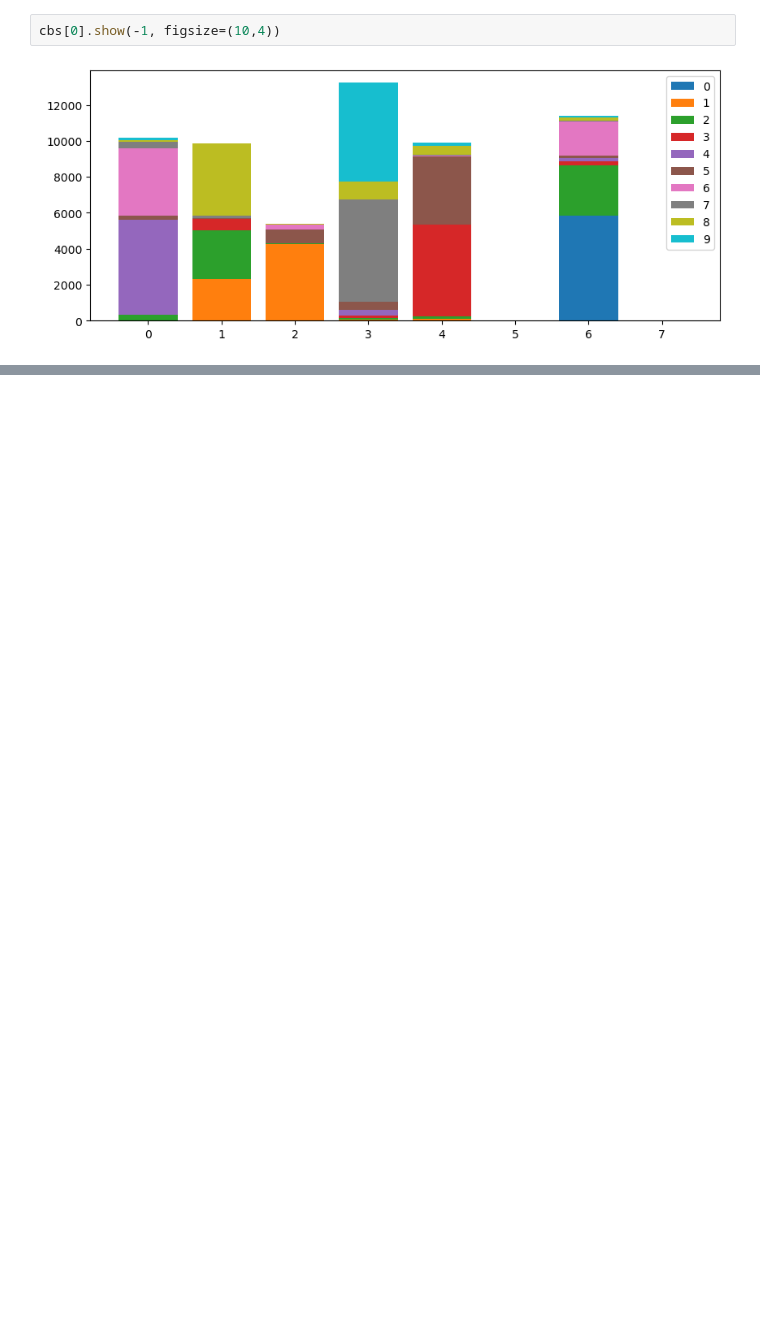
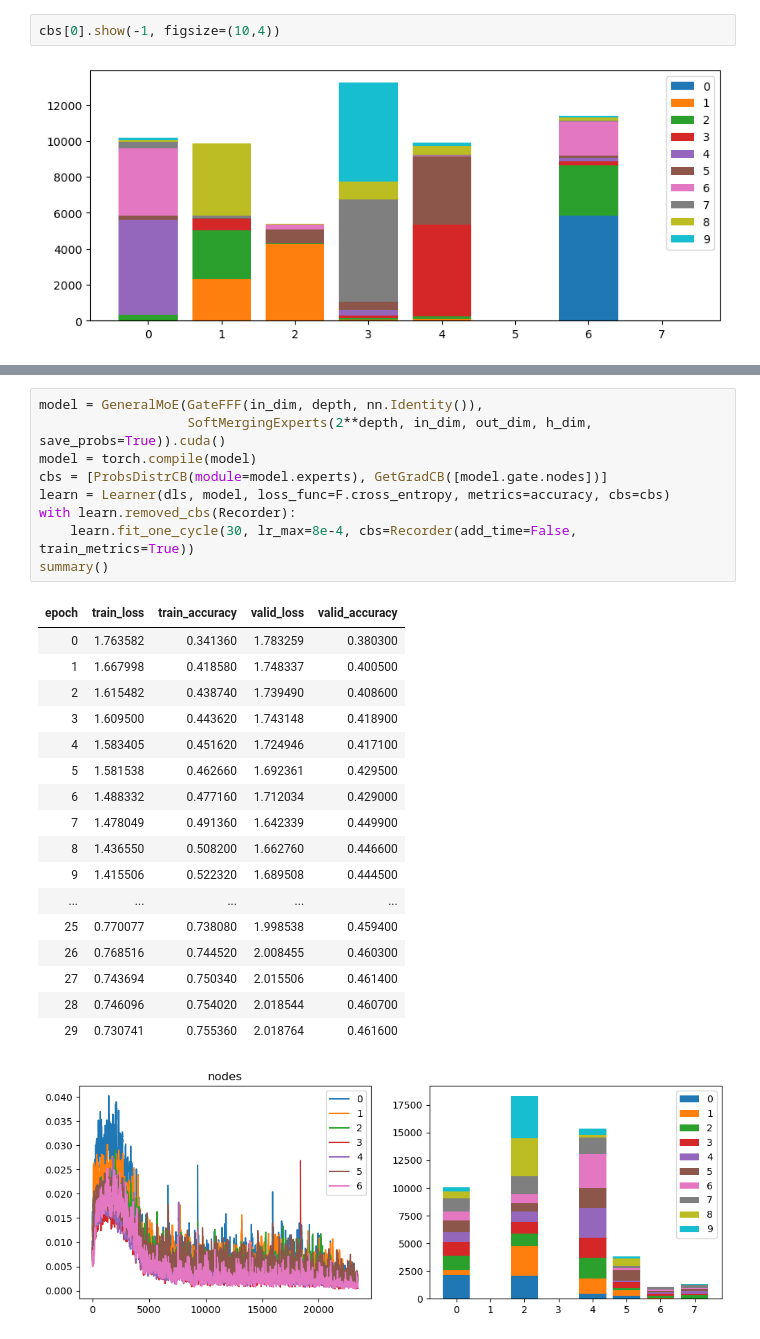
Before and after one commit to ssslakter/FastFF, a Jupyter notebook: experiments/22-05-2024-Soft-merging.ipynb, the cells around one changed output, grey strips where cells are left out. Saved outputs shown, nothing was run; the diff lists cells and outputs as text; blank space fills up the shorter version.

```diff
--- a/experiments/22-05-2024-Soft-merging.ipynb
+++ b/experiments/22-05-2024-Soft-merging.ipynb
@@ -233,0 +172,28 @@ cbs[0].show(-1, figsize=(10,4))
+# %%
+model = GeneralMoE(GateFFF(in_dim, depth, nn.Identity()),
+                   SoftMergingExperts(2**depth, in_dim, out_dim, h_dim, save_probs=True)).cuda()
+model = torch.compile(model)
+cbs = [ProbsDistrCB(module=model.experts), GetGradCB([model.gate.nodes])]
+learn = Learner(dls, model, loss_func=F.cross_entropy, metrics=accuracy, cbs=cbs)
+with learn.removed_cbs(Recorder):
+    learn.fit_one_cycle(30, lr_max=8e-4, cbs=Recorder(add_time=False, train_metrics=True))
+summary()
+# %% [output]
+| epoch | train_loss | train_accuracy | valid_loss | valid_accuracy |
+| 0 | 1.763582 | 0.341360 | 1.783259 | 0.380300 |
+| 1 | 1.667998 | 0.418580 | 1.748337 | 0.400500 |
+| 2 | 1.615482 | 0.438740 | 1.739490 | 0.408600 |
+| 3 | 1.609500 | 0.443620 | 1.743148 | 0.418900 |
+| 4 | 1.583405 | 0.451620 | 1.724946 | 0.417100 |
+| 5 | 1.581538 | 0.462660 | 1.692361 | 0.429500 |
+| 6 | 1.488332 | 0.477160 | 1.712034 | 0.429000 |
+| 7 | 1.478049 | 0.491360 | 1.642339 | 0.449900 |
+| 8 | 1.436550 | 0.508200 | 1.662760 | 0.446600 |
+| 9 | 1.415506 | 0.522320 | 1.689508 | 0.444500 |
+| ... | ... | ... | ... | ... |
+| 25 | 0.770077 | 0.738080 | 1.998538 | 0.459400 |
+| 26 | 0.768516 | 0.744520 | 2.008455 | 0.460300 |
+| 27 | 0.743694 | 0.750340 | 2.015506 | 0.461400 |
+| 28 | 0.746096 | 0.754020 | 2.018544 | 0.460700 |
+| 29 | 0.730741 | 0.755360 | 2.018764 | 0.461600 |
+[figure, added]
```
Also changed, not shown: parts of 18 cells of this notebook, 5 other files.
